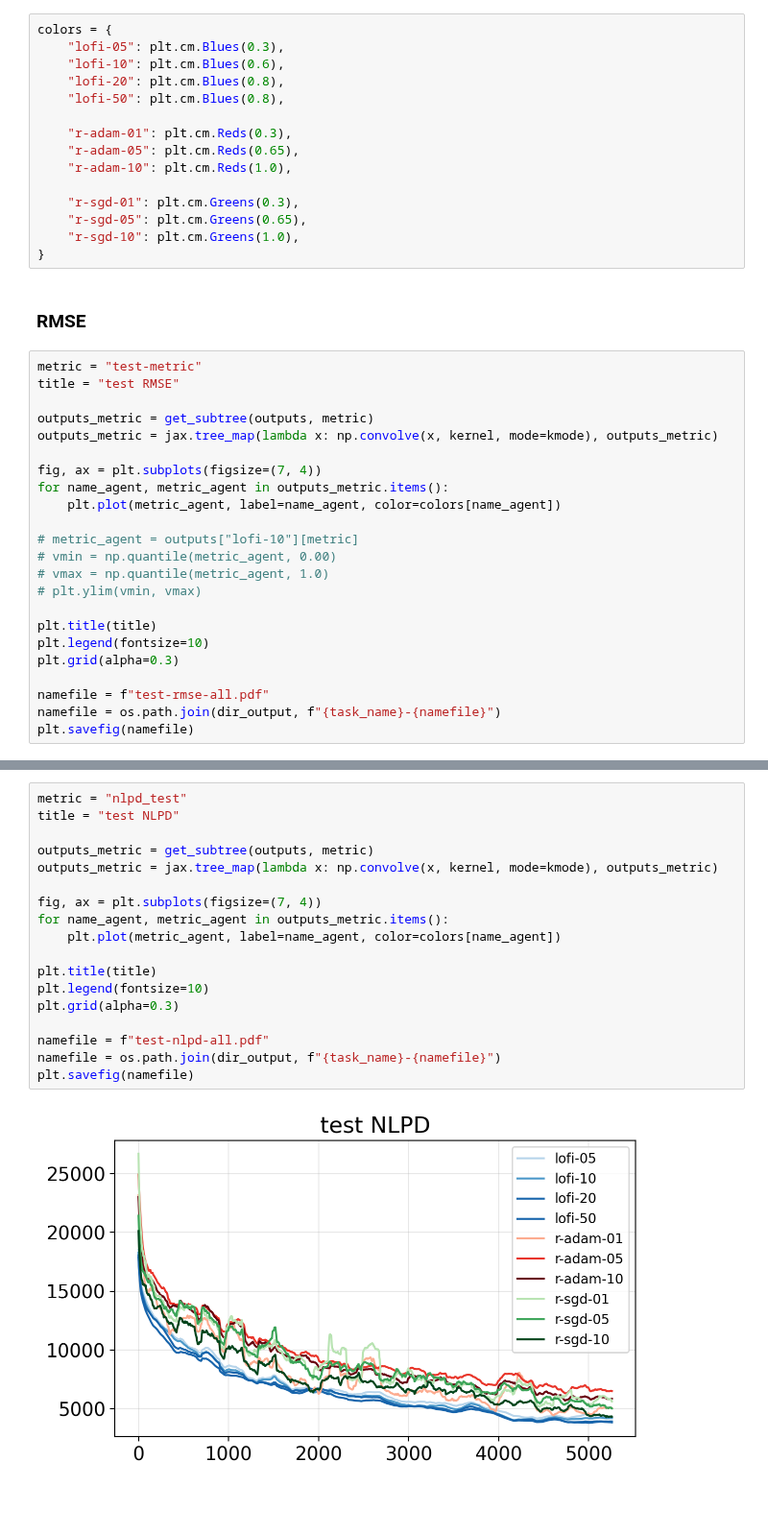
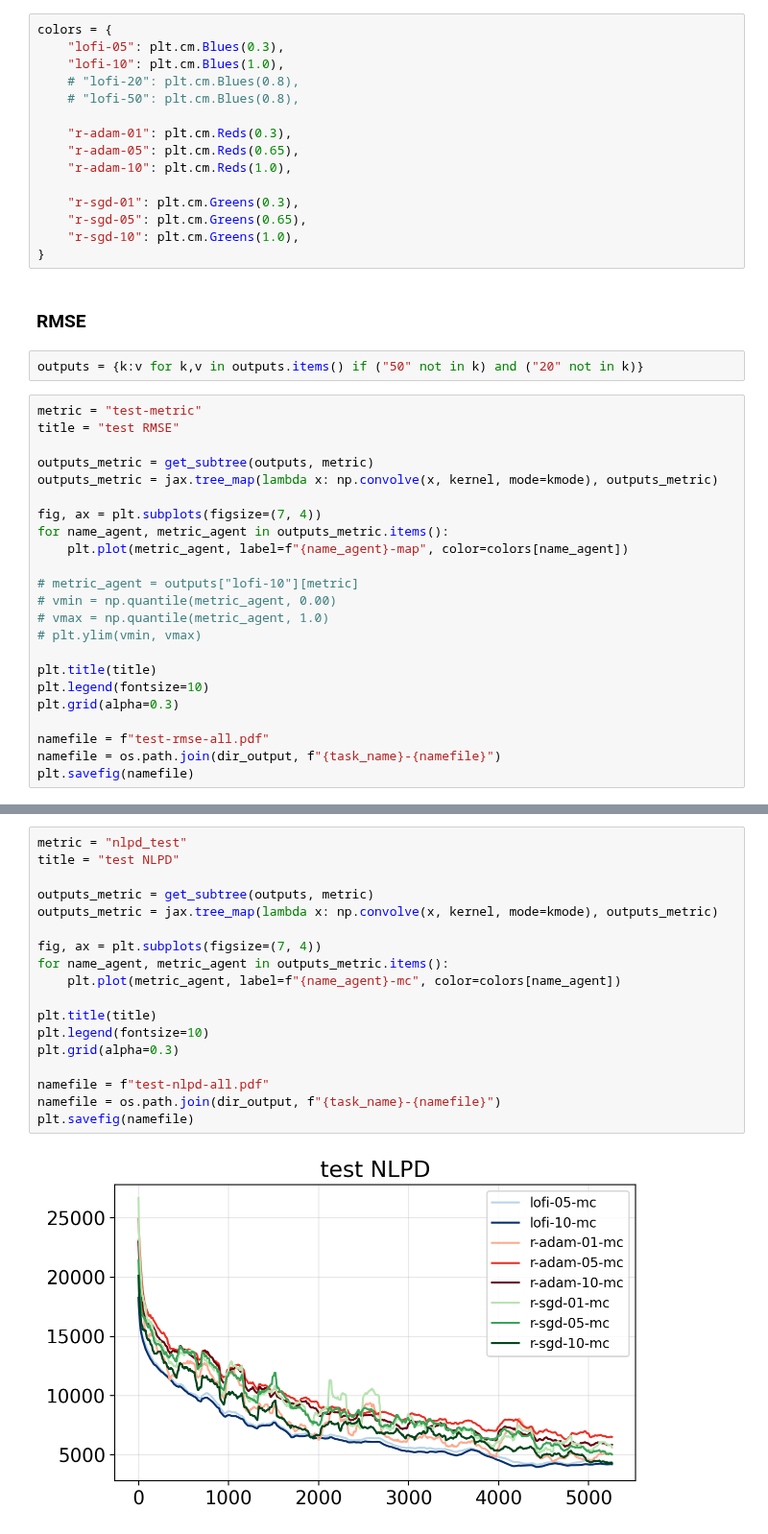
Before and after one commit to probml/rebayes, a Jupyter notebook: demos/collas/regression/rotating-mnist-unsorted.ipynb, the cells around one changed output, grey strips where cells are left out. Shown at 96% size. Saved outputs shown, nothing was run; the diff lists cells and outputs as text; blank space fills up the shorter version.

```diff
--- a/demos/collas/regression/rotating-mnist-unsorted.ipynb
+++ b/demos/collas/regression/rotating-mnist-unsorted.ipynb
@@ -156,9 +155,9 @@ with open(path_target, "wb") as f:
 # %%
 colors = {
     "lofi-05": plt.cm.Blues(0.3),
-    "lofi-10": plt.cm.Blues(0.6),
-    "lofi-20": plt.cm.Blues(0.8),
-    "lofi-50": plt.cm.Blues(0.8),
+    "lofi-10": plt.cm.Blues(1.0),
+    # "lofi-20": plt.cm.Blues(0.8),
+    # "lofi-50": plt.cm.Blues(0.8),
 
     "r-adam-01": plt.cm.Reds(0.3),
     "r-adam-05": plt.cm.Reds(0.65),
@@ -170,6 +169,8 @@ colors = {
 }
 # %% [markdown]
 ### RMSE
+# %%
+outputs = {k:v for k,v in outputs.items() if ("50" not in k) and ("20" not in k)}
 # %%
 metric = "test-metric"
 title = "test RMSE"
@@ -179,7 +180,7 @@ outputs_metric = jax.tree_map(lambda x: np.convolve(x, kernel, mode=kmode), outp
 
 fig, ax = plt.subplots(figsize=(7, 4))
 for name_agent, metric_agent in outputs_metric.items():
-    plt.plot(metric_agent, label=name_agent, color=colors[name_agent])
+    plt.plot(metric_agent, label=f"{name_agent}-map", color=colors[name_agent])
 
 # metric_agent = outputs["lofi-10"][metric]
 # vmin = np.quantile(metric_agent, 0.00)
@@ -198,23 +199,23 @@ plt.savefig(namefile)
 # %%
 metric = "nlpd_test"
 title = "test NLPD"
 
 outputs_metric = get_subtree(outputs, metric)
 outputs_metric = jax.tree_map(lambda x: np.convolve(x, kernel, mode=kmode), outputs_metric)
 
 fig, ax = plt.subplots(figsize=(7, 4))
 for name_agent, metric_agent in outputs_metric.items():
-    plt.plot(metric_agent, label=name_agent, color=colors[name_agent])
+    plt.plot(metric_agent, label=f"{name_agent}-mc", color=colors[name_agent])
 
 plt.title(title)
 plt.legend(fontsize=10)
 plt.grid(alpha=0.3)
 
 namefile = f"test-nlpd-all.pdf"
 namefile = os.path.join(dir_output, f"{task_name}-{namefile}")
 plt.savefig(namefile)
 # %% [output]
-[figure, old version]
+[figure, new version]
 # %%
 fig, ax = plt.subplots(figsize=(7, 4))
 
```
Also changed, not shown: parts of 8 cells of this notebook, 1 other file.
